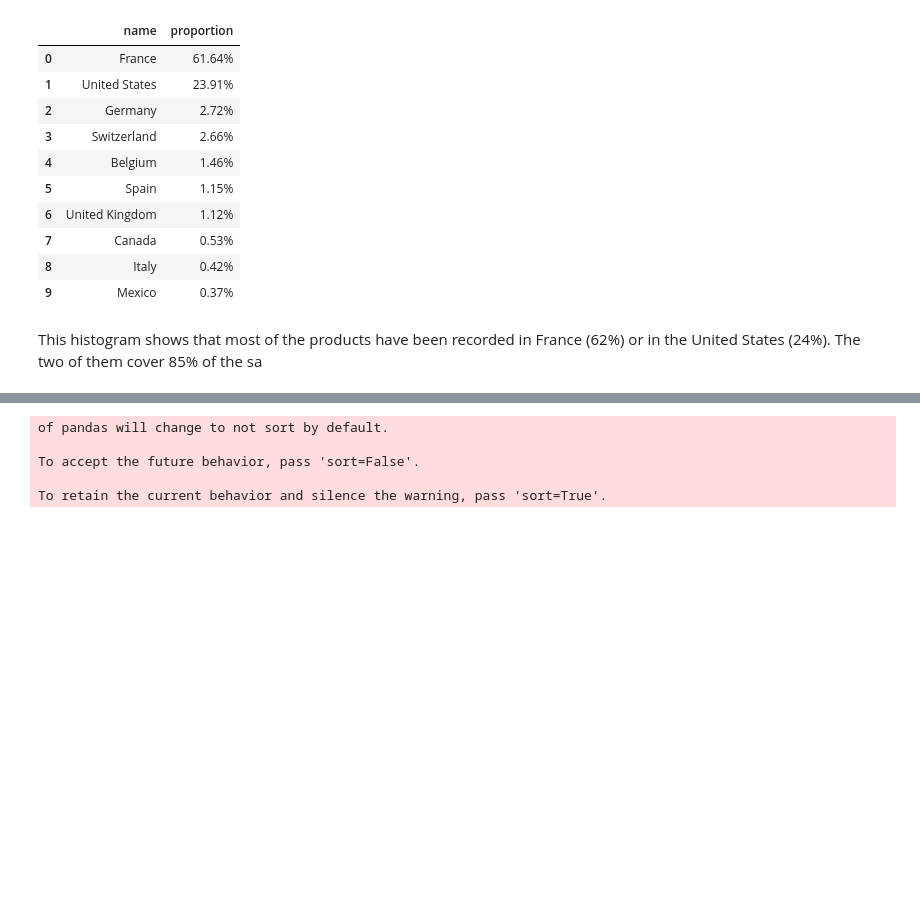
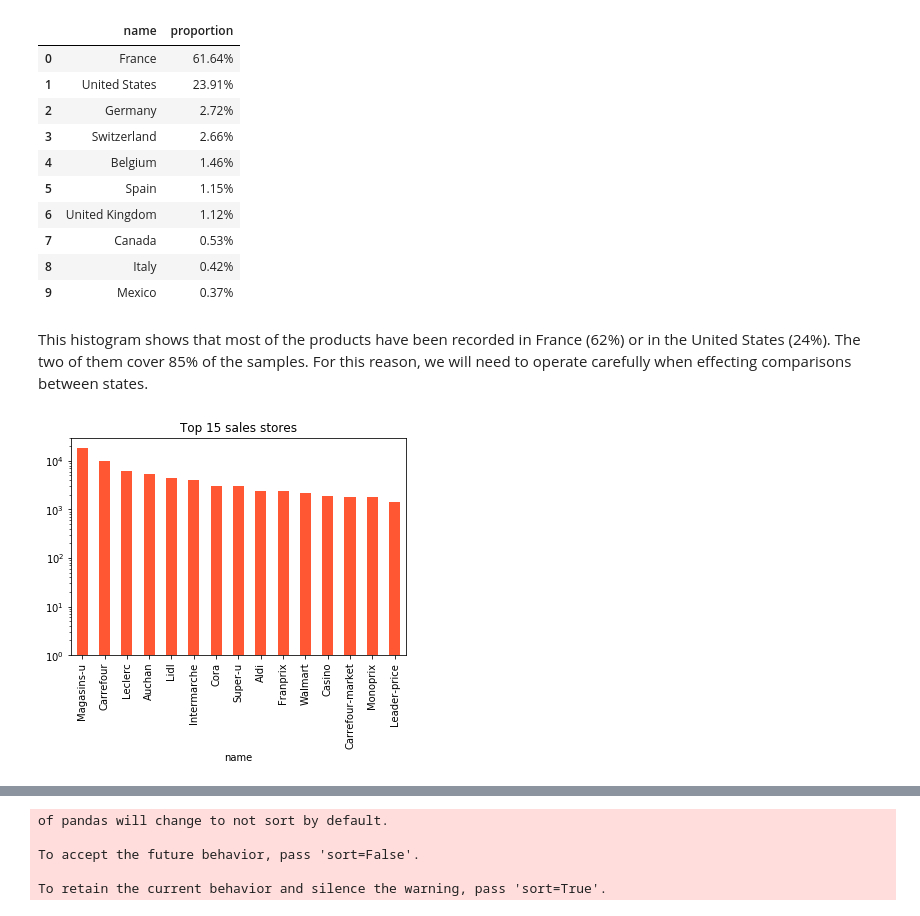
Before and after one commit to KingOfCola/ADAX-project, a Jupyter notebook: project/Milestone 2.ipynb, the cells around one changed output, grey strips where cells are left out. Drawn from its saved outputs; the diff is of its cells as text; code cells hidden in the pictures; blank space fills up the shorter version.

```diff
--- a/project/Milestone 2.ipynb
+++ b/project/Milestone 2.ipynb
@@ -207,4 +259,13 @@ countriesDf[["name", "proportion"]].head(10)
 | 8 | Italy | 0.42% |
 | 9 | Mexico | 0.37% |
 # %% [markdown]
-This histogram shows that most of the products have been recorded in France (62%) or in the United States (24%). The two of them cover 85% of the sa
+This histogram shows that most of the products have been recorded in France (62%) or in the United States (24%). The two of them cover 85% of the samples. For this reason, we will need to operate carefully when effecting comparisons between states.
+# %%
+storesDf = getOFFDataFrame("stores")
+storesDf = storesDf.sort_values("products", ascending=False)
+df = storesDf.head(15)
+df.plot.bar(x="name", y="products", legend=False, log=True, facecolor="#FF5733")
+plt.title("Top 15 sales stores")
+plt.show()
+# %% [output]
+[figure, added]
```
Also changed, not shown: parts of 30 cells of this notebook, 1 other file.
